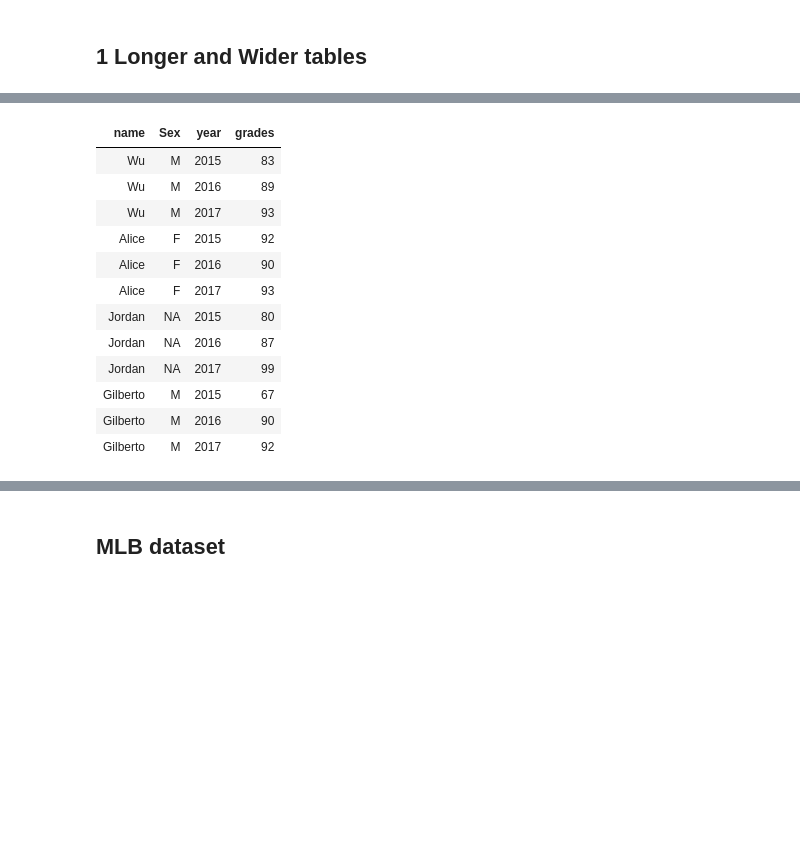
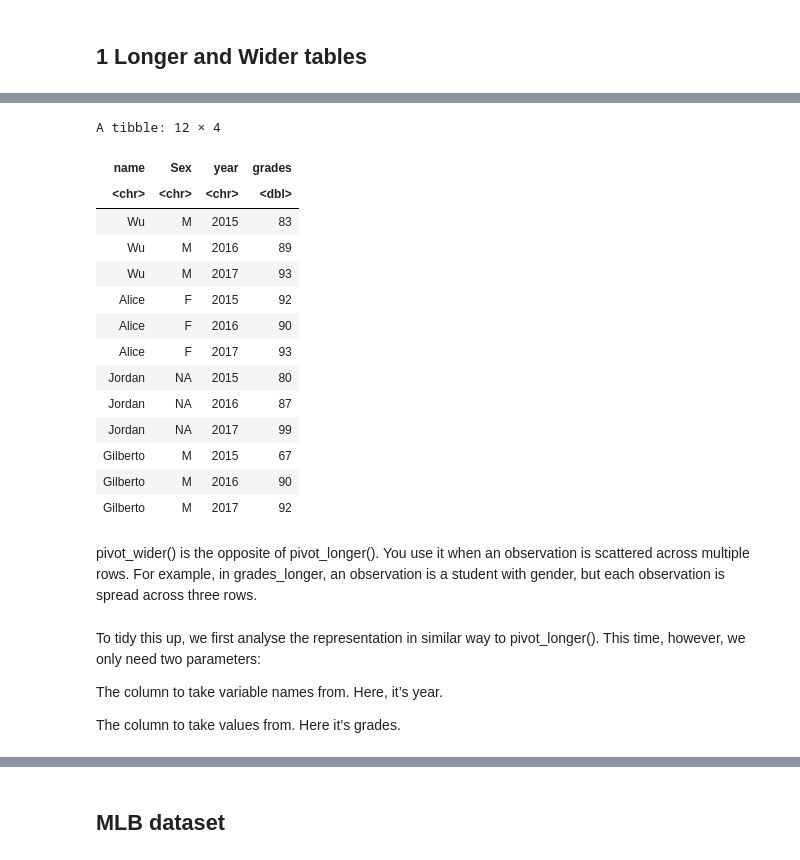
Before and after one commit to jingoystat/jingoystat.github.io, a Jupyter notebook: Lab_sltn/stats306_lab6_sol.ipynb, the cells around one changed output, grey strips where cells are left out. Saved outputs shown, nothing was run; the diff lists cells and outputs as text; code cells hidden in the pictures; blank space fills up the shorter version.

```diff
--- a/Lab_sltn/stats306_lab6_sol.ipynb
+++ b/Lab_sltn/stats306_lab6_sol.ipynb
@@ -25,10 +42,12 @@ grades_wide
 # %%
 grades_long = grades_wide %>%
-pivot_longer(-c(name, Sex), names_to = "year", values_to = "grades")
-#pivot_longer(`2015`:`2017`, names_to = "year", values_to = "grades")
+pivot_longer(`2015`:`2017`, names_to = "year", values_to = "grades")
+#pivot_longer(-c(name, Sex), names_to = "year", values_to = "grades")
 grades_long
 # %% [output]
+A tibble: 12 × 4
 | name | Sex | year | grades |
+| <chr> | <chr> | <chr> | <dbl> |
 | Wu | M | 2015 | 83 |
 | Wu | M | 2016 | 89 |
 | Wu | M | 2017 | 93 |
@@ -41,6 +60,14 @@ grades_long
 | Gilberto | M | 2015 | 67 |
 | Gilberto | M | 2016 | 90 |
 | Gilberto | M | 2017 | 92 |
+# %% [markdown]
+pivot_wider() is the opposite of pivot_longer(). You use it when an observation is scattered across multiple rows. For example, in grades_longer, an observation is a student with gender, but each observation is spread across three rows.
+# %% [markdown]
+To tidy this up, we first analyse the representation in similar way to pivot_longer(). This time, however, we only need two parameters:
+
+The column to take variable names from. Here, it’s year.
+
+The column to take values from. Here it’s grades.
 # %%
 grades_long %>%  pivot_wider(names_from = year, values_from = grades)
 # %% [output]
```
Also changed, not shown: parts of 17 cells of this notebook, 1 other file.
